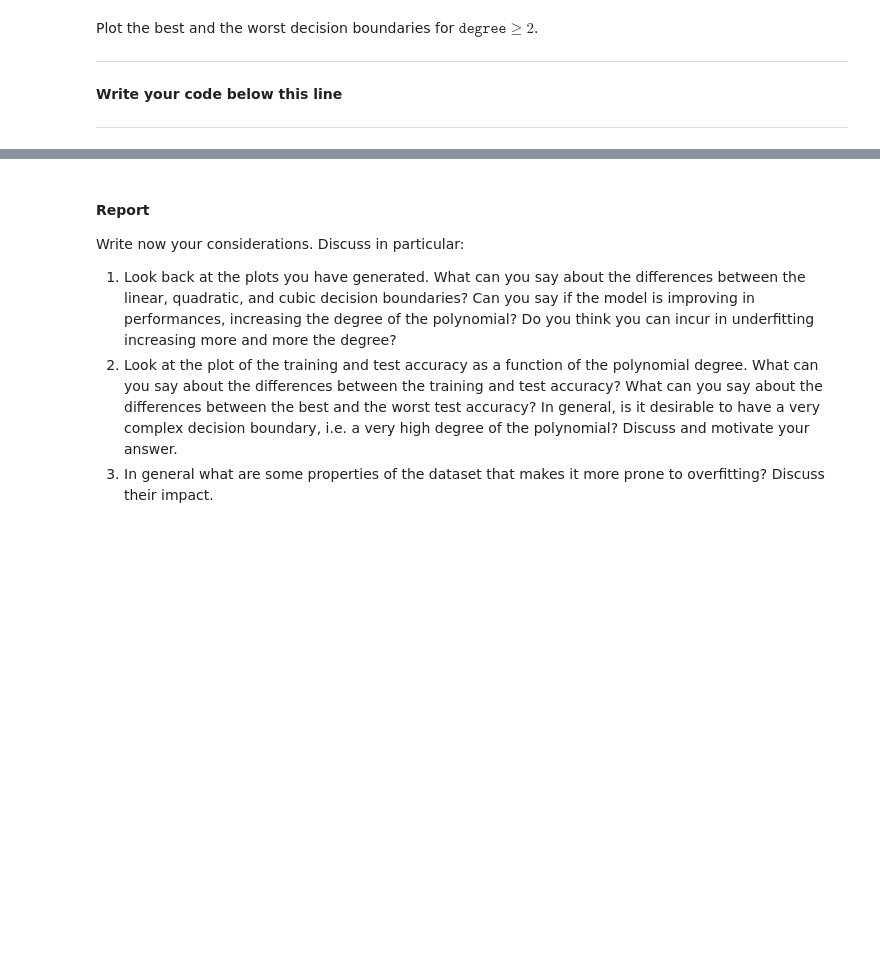
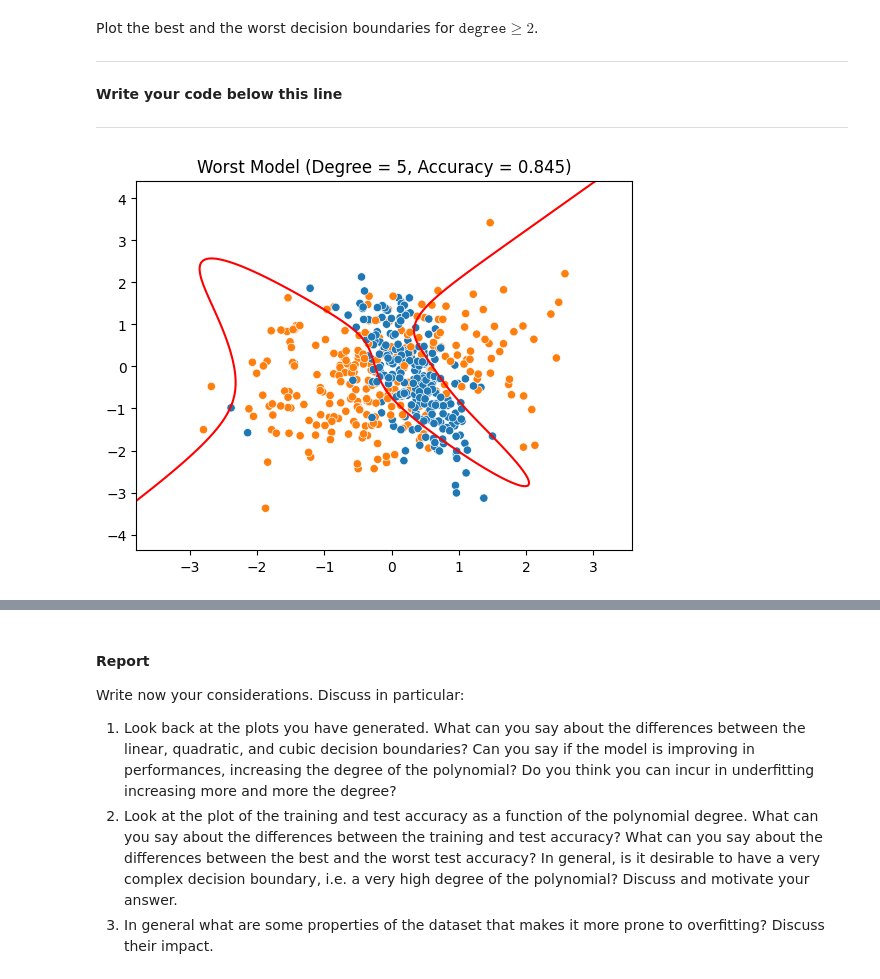
Before and after one commit to robertomagno1/FDS-HM2, a Jupyter notebook: HW2.ipynb, the cells around one changed output, grey strips where cells are left out. Cells and saved outputs as stored; diff of their text form; code cells hidden in the pictures; blank space fills up the shorter version.

```diff
--- a/HW2.ipynb
+++ b/HW2.ipynb
@@ -653,5 +654,17 @@ Plot the best and the worst decision boundaries for $\texttt{degree} \geq 2$.
 --------------------------------------------
 # %%
 # Plot worst model
+
+if np.argmin(accuracy_scores_test[1:]) !=0:
+    worst_degree_indx = np.argmin(accuracy_scores_test[1:]) +1
+    worst_degree = degrees[worst_degree_indx]
+    plot_boundary_function(X, y, thetas[worst_degree_indx], degree=worst_degree)
+    plt.title(f"Worst Model (Degree = {worst_degree}, Accuracy = {accuracy_scores_test[worst_degree_indx]:.3f})")
+else:
+    worst_degree = degrees[1]
+    plot_boundary_function(X, y, thetas[1], degree=worst_degree)
+    plt.title(f"Worst Model (Degree = {worst_degree}, Accuracy = {accuracy_scores_test[1]:.3f})")
+# %% [output]
+[figure, added]
 # %%
 # Plot best model
```
Also changed, not shown: parts of 10 cells of this notebook.
